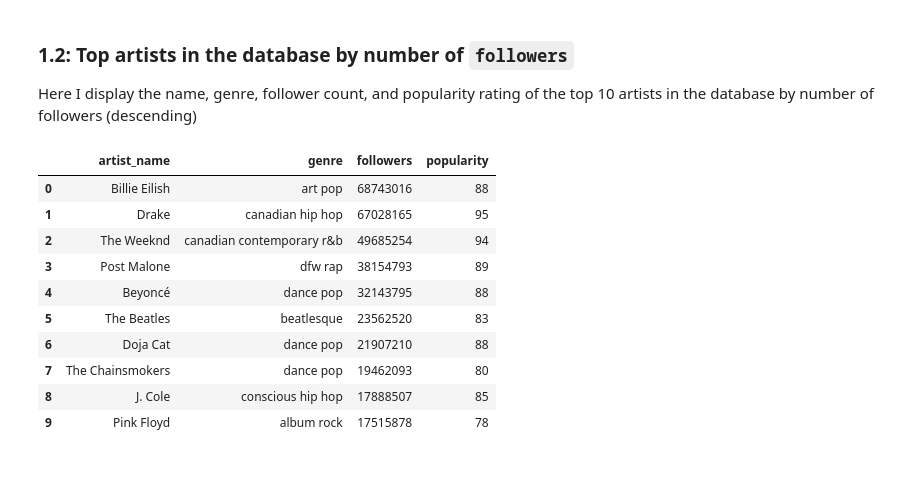
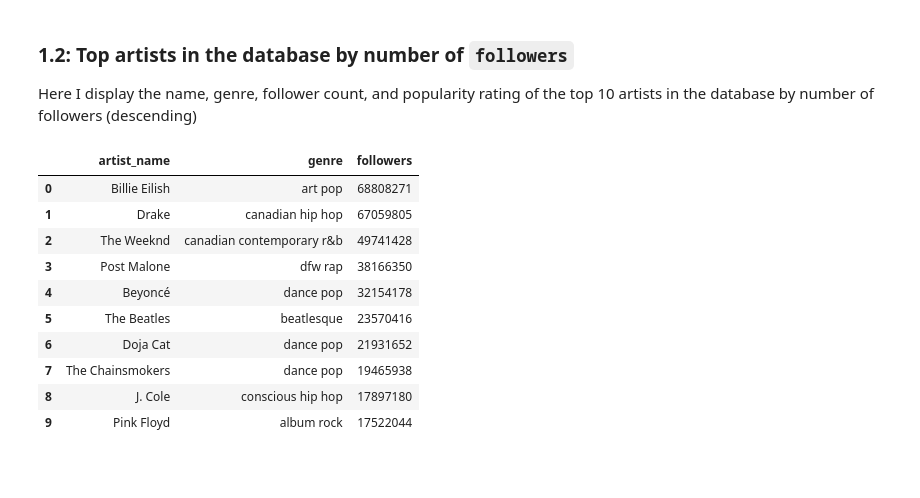
Before and after one commit to rjpost20/Onramp-Project, a Jupyter notebook: Project-Notebook.ipynb, the cells around one changed output. Saved outputs shown, nothing was run; the diff lists cells and outputs as text; code cells hidden in the pictures.

```diff
--- a/Project-Notebook.ipynb
+++ b/Project-Notebook.ipynb
@@ -94,15 +94,8 @@ pprint(preview)
 artists_dict = {}
 
 # Define list containers for artists info
-artist_ids = []
-artist_names = []
-external_urls = []
-genres = []
-image_urls = []
-followers = []
-popularities = []
-types = []
-artist_uris = []
+artist_ids, artist_names, external_urls, genres, image_urls, followers, \
+popularities, types, artist_uris = [], [], [], [], [], [], [], [], []
 
 # Append artist info to each respective list
 for artist in artists:
@@ -122,16 +115,13 @@ for artist in artists:
     # Set a delay after each API call to prevent loop from crashing
     time.sleep(0.1)
 
-# Add lists to dictionary holding compiled artist data
-artists_dict['artist_id'] = artist_ids
-artists_dict['artist_name'] = artist_names
-artists_dict['external_url'] = external_urls
-artists_dict['genre'] = genres
-artists_dict['image_url'] = image_urls
-artists_dict['followers'] = followers
-artists_dict['popularity'] = popularities
-artists_dict['type'] = types
-artists_dict['artist_uri'] = artist_uris
+# Create column_name: feature_list key-value pairs for artists_dict dictionary
+column_names = ['artist_id', 'artist_name', 'external_url', 'genre', 'image_url', 'followers', 'popularity',
+                'type', 'artist_uri']
+lists = [artist_ids, artist_names, external_urls, genres, image_urls, followers, popularities,
+         types, artist_uris]
+
+for column_name, lst in zip(column_names, lists): artists_dict[column_name] = lst
 # %%
 # Compile into Pandas dataframe
 artists_df = pd.DataFrame(data=artists_dict)
@@ -1184,25 +1139,25 @@ conn.commit()
 Here I display the name, genre, follower count, and popularity rating of the top 10 artists in the database by number of followers (descending)
 # %%
 q2 = """
-SELECT artist_name, genre, followers, popularity
+SELECT artist_name, genre, followers
 FROM artist
 ORDER BY followers DESC
 LIMIT 10;
 """
 
 pd.read_sql(q2, conn)
 # %% [output]
-|  | artist_name | genre | followers | popularity |
-| 0 | Billie Eilish | art pop | 68743016 | 88 |
-| 1 | Drake | canadian hip hop | 67028165 | 95 |
-| 2 | The Weeknd | canadian contemporary r&b | 49685254 | 94 |
-| 3 | Post Malone | dfw rap | 38154793 | 89 |
-| 4 | Beyoncé | dance pop | 32143795 | 88 |
-| 5 | The Beatles | beatlesque | 23562520 | 83 |
-| 6 | Doja Cat | dance pop | 21907210 | 88 |
-| 7 | The Chainsmokers | dance pop | 19462093 | 80 |
-| 8 | J. Cole | conscious hip hop | 17888507 | 85 |
-| 9 | Pink Floyd | album rock | 17515878 | 78 |
+|  | artist_name | genre | followers |
+| 0 | Billie Eilish | art pop | 68808271 |
+| 1 | Drake | canadian hip hop | 67059805 |
+| 2 | The Weeknd | canadian contemporary r&b | 49741428 |
+| 3 | Post Malone | dfw rap | 38166350 |
+| 4 | Beyoncé | dance pop | 32154178 |
+| 5 | The Beatles | beatlesque | 23570416 |
+| 6 | Doja Cat | dance pop | 21931652 |
+| 7 | The Chainsmokers | dance pop | 19465938 |
+| 8 | J. Cole | conscious hip hop | 17897180 |
+| 9 | Pink Floyd | album rock | 17522044 |
 # %%
 c.execute("""CREATE VIEW IF NOT EXISTS q2_top_songs_by_followers
 AS """ + q2)
```
Also changed, not shown: parts of 40 cells of this notebook.
